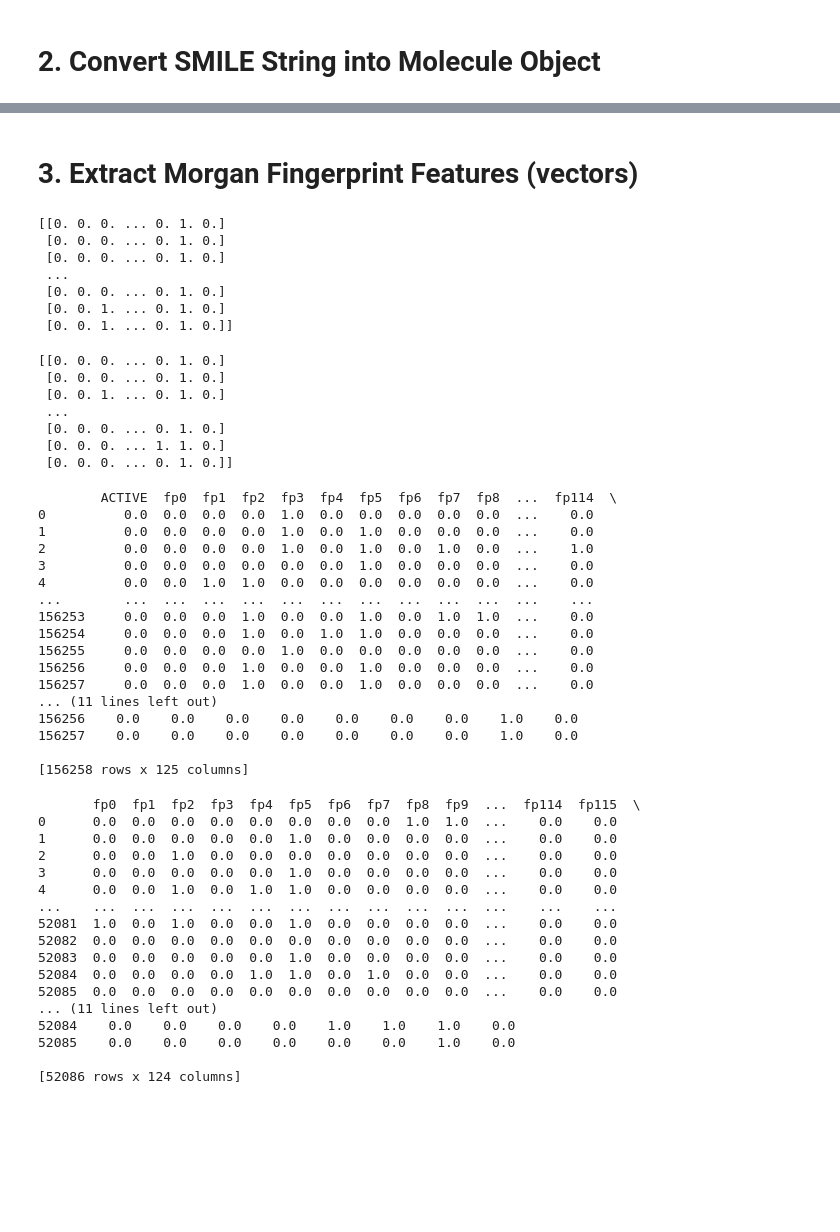
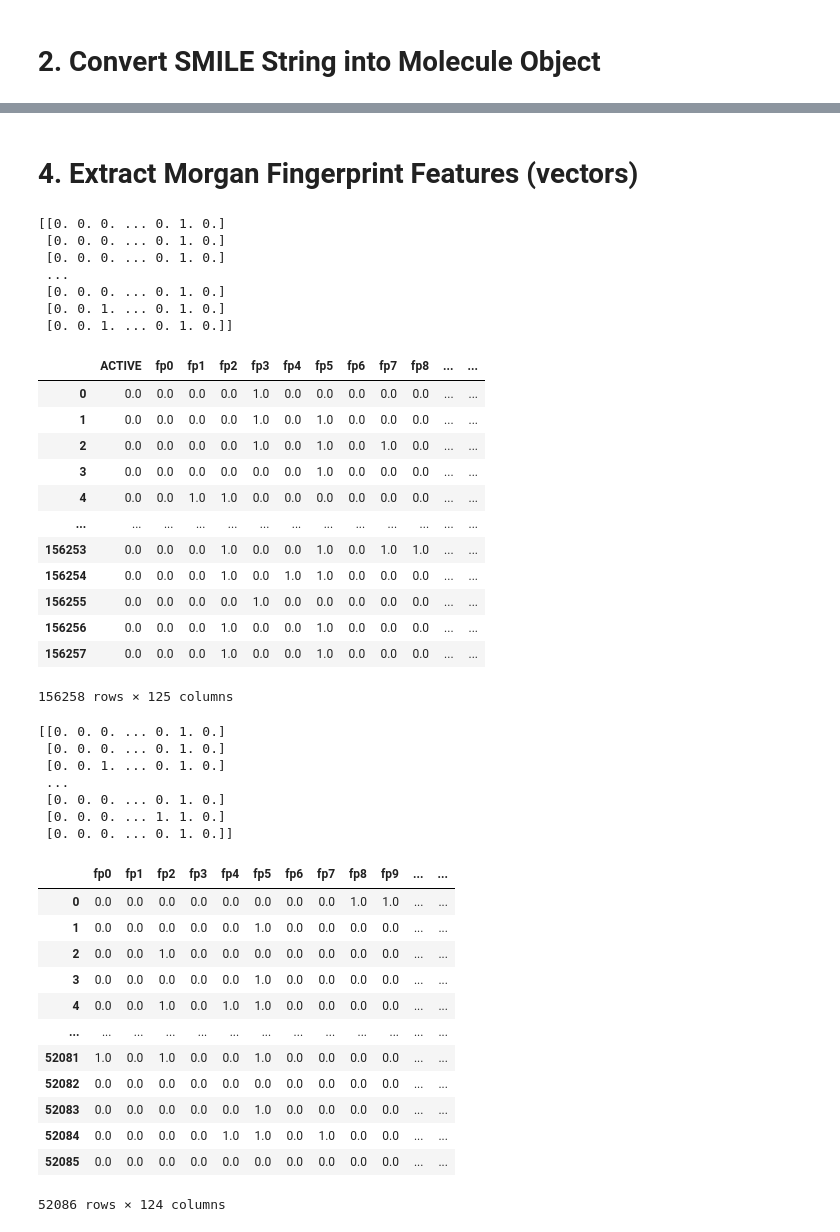
Before and after one commit to Waynelearn/ID2214-Chemical-Activity_Prediction, a Jupyter notebook: Features.ipynb, the cells around one changed output, grey strips where cells are left out. Cells and saved outputs as stored; diff of their text form; code cells hidden in the pictures; blank space fills up the shorter version.

```diff
--- a/Features.ipynb
+++ b/Features.ipynb
@@ -25,3 +105,3 @@ test_df['mol'] = test_df['SMILES'].apply(lambda x: Chem.MolFromSmiles(x))
 # %% [markdown]
-# 3. Extract Morgan Fingerprint Features (vectors)
+# 4. Extract Morgan Fingerprint Features (vectors)
 # %%
@@ -38,8 +117,25 @@ print(training_fp)
  [0. 0. 0. ... 0. 1. 0.]
  [0. 0. 1. ... 0. 1. 0.]
  [0. 0. 1. ... 0. 1. 0.]]
+# %%
+training_fp_df = pd.DataFrame(training_fp,columns = ["fp{}".format(j) for j in range(training_fp.shape[1])])
 # %%
-for j in range(training_fp.shape[1]):
-    Morgan_train["fp{}".format(j)] = training_fp[:,j]
+Morgan_train = pd.concat([training_df,training_fp_df], axis=1)
 Morgan_train.drop(columns=["INDEX", "SMILES", "mol"], inplace = True)
+# %%
+Morgan_train
+# %% [output]
+|  | ACTIVE | fp0 | fp1 | fp2 | fp3 | fp4 | fp5 | fp6 | fp7 | fp8 | ... | ... |
+| 0 | 0.0 | 0.0 | 0.0 | 0.0 | 1.0 | 0.0 | 0.0 | 0.0 | 0.0 | 0.0 | ... | ... |
+| 1 | 0.0 | 0.0 | 0.0 | 0.0 | 1.0 | 0.0 | 1.0 | 0.0 | 0.0 | 0.0 | ... | ... |
+| 2 | 0.0 | 0.0 | 0.0 | 0.0 | 1.0 | 0.0 | 1.0 | 0.0 | 1.0 | 0.0 | ... | ... |
+| 3 | 0.0 | 0.0 | 0.0 | 0.0 | 0.0 | 0.0 | 1.0 | 0.0 | 0.0 | 0.0 | ... | ... |
+| 4 | 0.0 | 0.0 | 1.0 | 1.0 | 0.0 | 0.0 | 0.0 | 0.0 | 0.0 | 0.0 | ... | ... |
+| ... | ... | ... | ... | ... | ... | ... | ... | ... | ... | ... | ... | ... |
+| 156253 | 0.0 | 0.0 | 0.0 | 1.0 | 0.0 | 0.0 | 1.0 | 0.0 | 1.0 | 1.0 | ... | ... |
+| 156254 | 0.0 | 0.0 | 0.0 | 1.0 | 0.0 | 1.0 | 1.0 | 0.0 | 0.0 | 0.0 | ... | ... |
+| 156255 | 0.0 | 0.0 | 0.0 | 0.0 | 1.0 | 0.0 | 0.0 | 0.0 | 0.0 | 0.0 | ... | ... |
+| 156256 | 0.0 | 0.0 | 0.0 | 1.0 | 0.0 | 0.0 | 1.0 | 0.0 | 0.0 | 0.0 | ... | ... |
+| 156257 | 0.0 | 0.0 | 0.0 | 1.0 | 0.0 | 0.0 | 1.0 | 0.0 | 0.0 | 0.0 | ... | ... |
+156258 rows × 125 columns
 # %%
@@ -63,20 +153,0 @@ Morgan_test.drop(columns=["INDEX", "SMILES", "mol"], inplace = True)
-# %%
-print(Morgan_train)
-# %% [output]
-        ACTIVE  fp0  fp1  fp2  fp3  fp4  fp5  fp6  fp7  fp8  ...  fp114  \
-0          0.0  0.0  0.0  0.0  1.0  0.0  0.0  0.0  0.0  0.0  ...    0.0
-1          0.0  0.0  0.0  0.0  1.0  0.0  1.0  0.0  0.0  0.0  ...    0.0
-2          0.0  0.0  0.0  0.0  1.0  0.0  1.0  0.0  1.0  0.0  ...    1.0
-3          0.0  0.0  0.0  0.0  0.0  0.0  1.0  0.0  0.0  0.0  ...    0.0
-4          0.0  0.0  1.0  1.0  0.0  0.0  0.0  0.0  0.0  0.0  ...    0.0
-...        ...  ...  ...  ...  ...  ...  ...  ...  ...  ...  ...    ...
-156253     0.0  0.0  0.0  1.0  0.0  0.0  1.0  0.0  1.0  1.0  ...    0.0
-156254     0.0  0.0  0.0  1.0  0.0  1.0  1.0  0.0  0.0  0.0  ...    0.0
-156255     0.0  0.0  0.0  0.0  1.0  0.0  0.0  0.0  0.0  0.0  ...    0.0
-156256     0.0  0.0  0.0  1.0  0.0  0.0  1.0  0.0  0.0  0.0  ...    0.0
-156257     0.0  0.0  0.0  1.0  0.0  0.0  1.0  0.0  0.0  0.0  ...    0.0
-... (11 lines left out)
-156256    0.0    0.0    0.0    0.0    0.0    0.0    0.0    1.0    0.0
-156257    0.0    0.0    0.0    0.0    0.0    0.0    0.0    1.0    0.0
-
-[156258 rows x 125 columns]
@@ -83,20 +159,16 @@ print(Morgan_train)
 # %%
-print(Morgan_test)
+Morgan_test
 # %% [output]
+|  | fp0 | fp1 | fp2 | fp3 | fp4 | fp5 | fp6 | fp7 | fp8 | fp9 | ... | ... |
+| 0 | 0.0 | 0.0 | 0.0 | 0.0 | 0.0 | 0.0 | 0.0 | 0.0 | 1.0 | 1.0 | ... | ... |
+| 1 | 0.0 | 0.0 | 0.0 | 0.0 | 0.0 | 1.0 | 0.0 | 0.0 | 0.0 | 0.0 | ... | ... |
+| 2 | 0.0 | 0.0 | 1.0 | 0.0 | 0.0 | 0.0 | 0.0 | 0.0 | 0.0 | 0.0 | ... | ... |
+| 3 | 0.0 | 0.0 | 0.0 | 0.0 | 0.0 | 1.0 | 0.0 | 0.0 | 0.0 | 0.0 | ... | ... |
+| 4 | 0.0 | 0.0 | 1.0 | 0.0 | 1.0 | 1.0 | 0.0 | 0.0 | 0.0 | 0.0 | ... | ... |
+| ... | ... | ... | ... | ... | ... | ... | ... | ... | ... | ... | ... | ... |
+| 52081 | 1.0 | 0.0 | 1.0 | 0.0 | 0.0 | 1.0 | 0.0 | 0.0 | 0.0 | 0.0 | ... | ... |
+| 52082 | 0.0 | 0.0 | 0.0 | 0.0 | 0.0 | 0.0 | 0.0 | 0.0 | 0.0 | 0.0 | ... | ... |
+| 52083 | 0.0 | 0.0 | 0.0 | 0.0 | 0.0 | 1.0 | 0.0 | 0.0 | 0.0 | 0.0 | ... | ... |
+| 52084 | 0.0 | 0.0 | 0.0 | 0.0 | 1.0 | 1.0 | 0.0 | 1.0 | 0.0 | 0.0 | ... | ... |
+| 52085 | 0.0 | 0.0 | 0.0 | 0.0 | 0.0 | 0.0 | 0.0 | 0.0 | 0.0 | 0.0 | ... | ... |
-       fp0  fp1  fp2  fp3  fp4  fp5  fp6  fp7  fp8  fp9  ...  fp114  fp115  \
-0      0.0  0.0  0.0  0.0  0.0  0.0  0.0  0.0  1.0  1.0  ...    0.0    0.0
-1      0.0  0.0  0.0  0.0  0.0  1.0  0.0  0.0  0.0  0.0  ...    0.0    0.0
-2      0.0  0.0  1.0  0.0  0.0  0.0  0.0  0.0  0.0  0.0  ...    0.0    0.0
-3      0.0  0.0  0.0  0.0  0.0  1.0  0.0  0.0  0.0  0.0  ...    0.0    0.0
-4      0.0  0.0  1.0  0.0  1.0  1.0  0.0  0.0  0.0  0.0  ...    0.0    0.0
-...    ...  ...  ...  ...  ...  ...  ...  ...  ...  ...  ...    ...    ...
-52081  1.0  0.0  1.0  0.0  0.0  1.0  0.0  0.0  0.0  0.0  ...    0.0    0.0
-52082  0.0  0.0  0.0  0.0  0.0  0.0  0.0  0.0  0.0  0.0  ...    0.0    0.0
-52083  0.0  0.0  0.0  0.0  0.0  1.0  0.0  0.0  0.0  0.0  ...    0.0    0.0
-52084  0.0  0.0  0.0  0.0  1.0  1.0  0.0  1.0  0.0  0.0  ...    0.0    0.0
-52085  0.0  0.0  0.0  0.0  0.0  0.0  0.0  0.0  0.0  0.0  ...    0.0    0.0
-... (11 lines left out)
-52084    0.0    0.0    0.0    0.0    1.0    1.0    1.0    0.0
-52085    0.0    0.0    0.0    0.0    0.0    0.0    1.0    0.0
-
-[52086 rows x 124 columns]
+52086 rows × 124 columns
```
Also changed, not shown: parts of 26 cells of this notebook.
